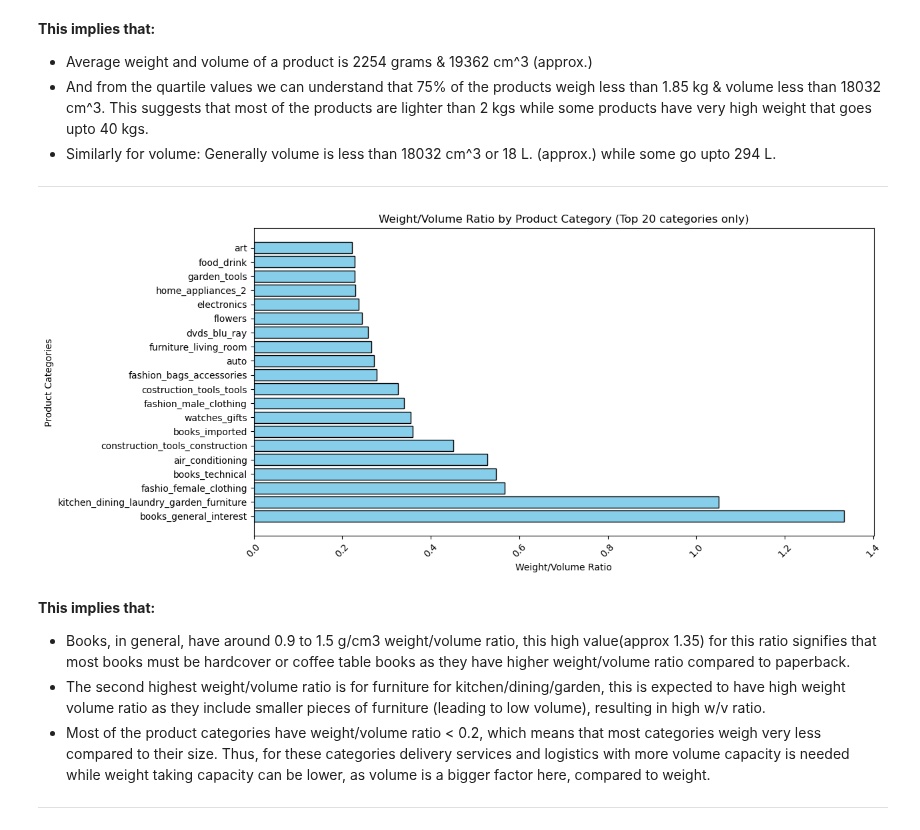
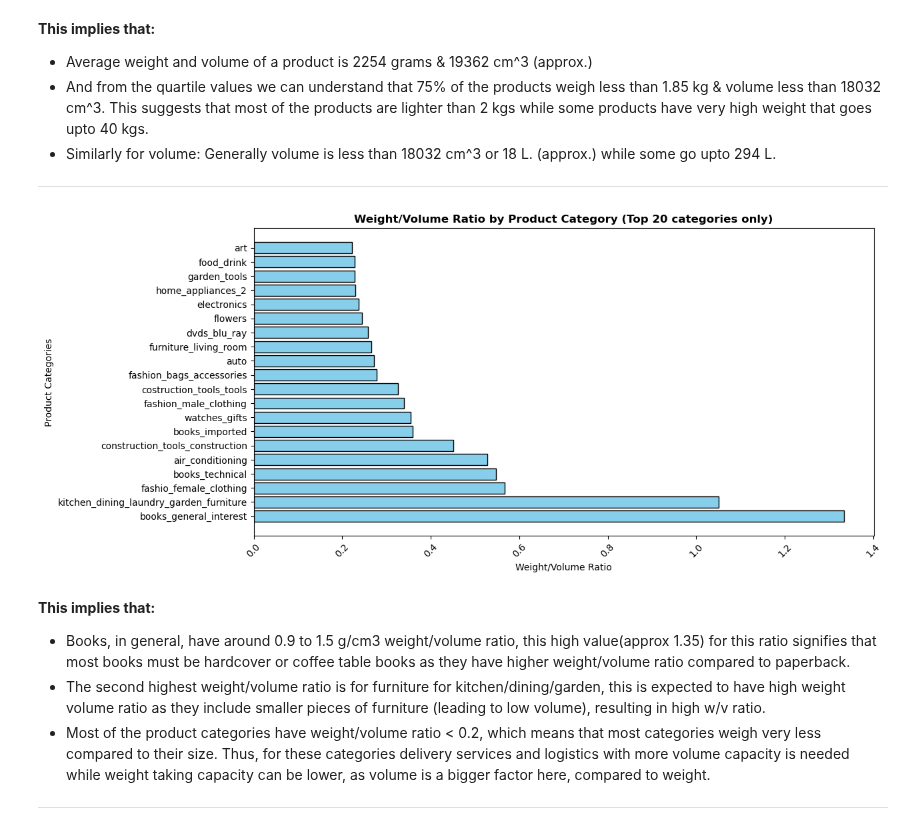
Before and after one commit to JatinY459/ecommerce-data-analysis, a Jupyter notebook: notebooks/04_EDA_products_sellers.ipynb, the cells around one changed output. Cells and saved outputs as stored; diff of their text form; code cells hidden in the pictures.

```diff
--- a/notebooks/04_EDA_products_sellers.ipynb
+++ b/notebooks/04_EDA_products_sellers.ipynb
@@ -179,14 +164,14 @@ products.describe()
 # %%
 weight_volume_by_category = products.groupby('product_category_name')[['product_weight_g', 'product_volume_cm3', 'weight_volume_ratio']].mean().sort_values(by='weight_volume_ratio', ascending=False)
 plt.figure(figsize=(12,6))
 plt.barh(weight_volume_by_category.head(20).index, weight_volume_by_category['weight_volume_ratio'].head(20), color='skyblue', edgecolor='black')
 plt.xticks(rotation=45)
 plt.xlabel('Weight/Volume Ratio')
 plt.ylabel('Product Categories')
-plt.title('Weight/Volume Ratio by Product Category (Top 20 categories only)')
+plt.title('Weight/Volume Ratio by Product Category (Top 20 categories only)', fontweight='bold')
 plt.show()
 # %% [output]
-[figure, old version]
+[figure, new version]
 # %% [markdown]
 **This implies that:**
 - Books, in general, have around 0.9 to 1.5 g/cm3 weight/volume ratio, this high value(approx 1.35) for this ratio signifies that most books must be hardcover or coffee table books as they have higher weight/volume ratio compared to paperback.
```
Also changed, not shown: parts of 22 cells of this notebook, 1 other file.
